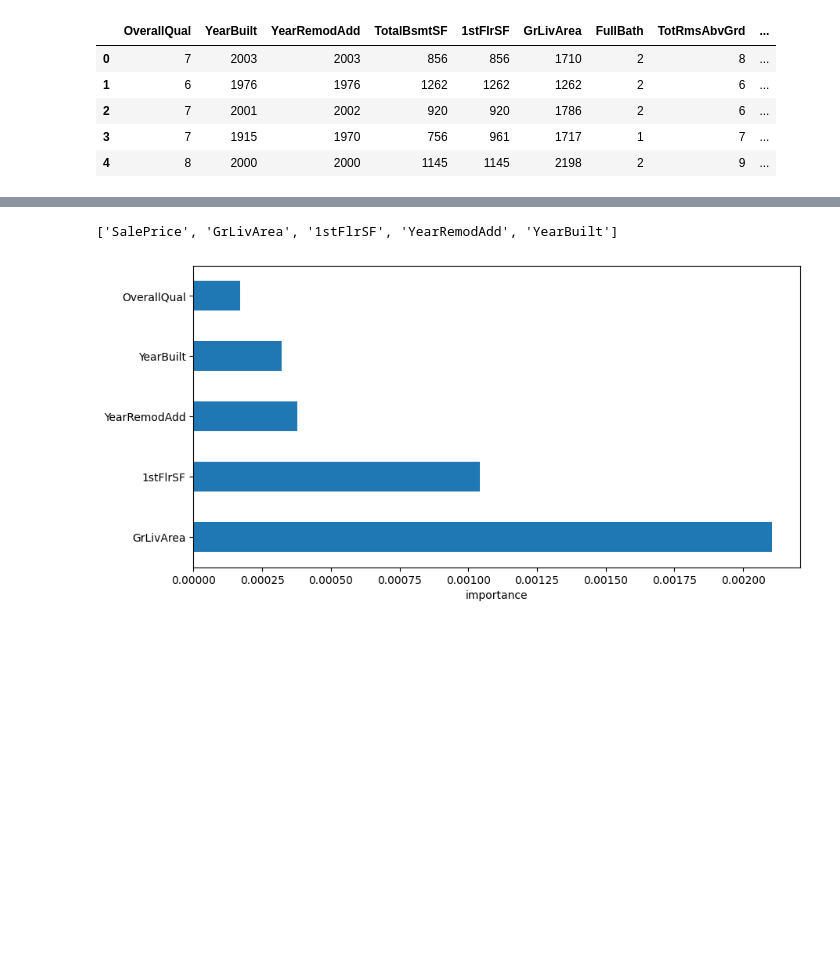
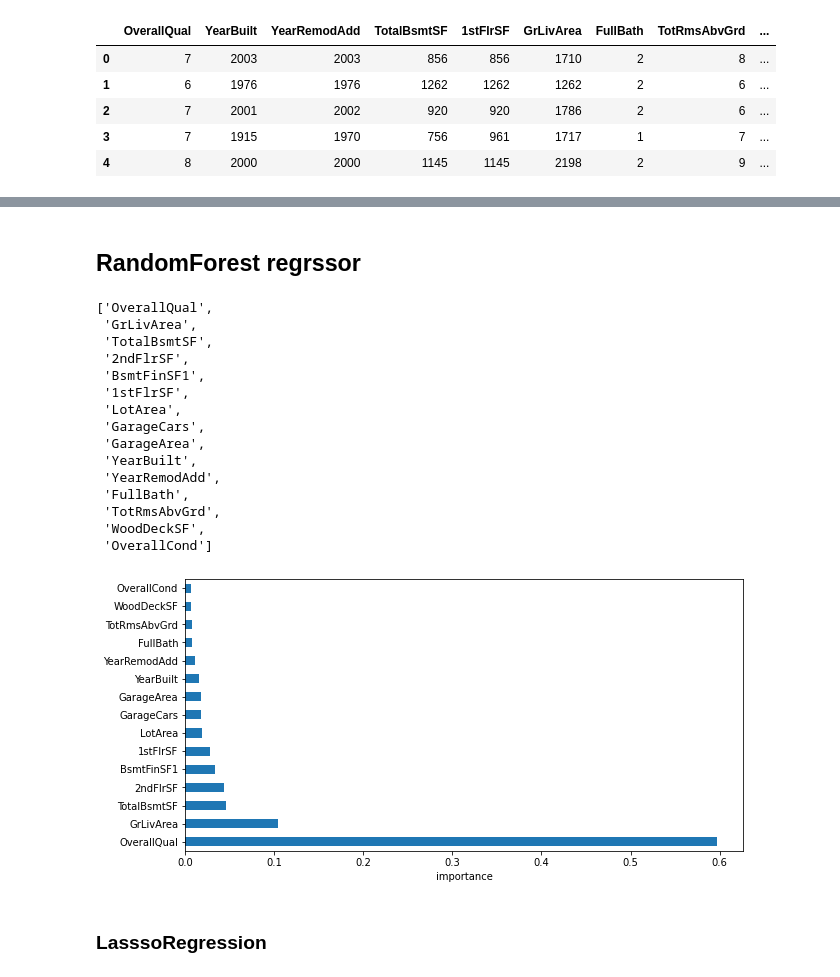
Before and after one commit to Khadimou/SalesPriceML, a Jupyter notebook: deep_eda.ipynb, the cells around one changed output, grey strips where cells are left out. Cells and saved outputs as stored; diff of their text form; code cells hidden in the pictures; blank space fills up the shorter version.

```diff
--- a/deep_eda.ipynb
+++ b/deep_eda.ipynb
@@ -185,0 +276,2 @@ from sklearn.ensemble import RandomForestRegressor
+# %% [markdown]
+## RandomForest regrssor
@@ -186,22 +284,40 @@ from sklearn.ensemble import RandomForestRegressor
 # %%
-def rf_features_selector(df_arg,top_n,features =feat_list,target_name ="SalePrice"):
+def rf_features_selector(df_arg,top_n,target_name ="SalePrice"):
     seed = np.random.seed(10)
     #features = ["Conductivity",'Discharge','pH','O2','Turbidity','Temperature','Chlorides','Sodium']
     #df_w = df_arg.copy()
-    df_w = df_arg.copy()
+    features = [col for col in df_arg.columns if col!=target_name]
+    X = df_arg.copy()[features]
+    y = df_arg[target_name].values
     model = RandomForestRegressor(random_state = seed)
-    model.fit(df_w.values,df_w[target_name].values)
+    model.fit(X,y)
     #get feaures importance
     importance = model.feature_importances_
     indices = np.argsort(importance)
-    feat_importances = pd.Series(importance, index=df_w.columns)
-    plot = feat_importances.drop(labels = [target_name]).nlargest(top_n).plot(kind='barh', figsize =(10,5))
+    feat_importances = pd.Series(importance, index=X.columns)
+    plot = feat_importances.nlargest(top_n).plot(kind='barh', figsize =(10,5))
     plt.xlabel('importance')
     rf_features = pd.DataFrame(feat_importances.nlargest(top_n)).axes[0].tolist()
     return plot, rf_features
 # %%
-plot, feat = rf_features_selector(numerical_df,5)
+plot, feat = rf_features_selector(numerical_df,15)
 feat
 # %% [output]
-['SalePrice', 'GrLivArea', '1stFlrSF', 'YearRemodAdd', 'YearBuilt']
+['OverallQual',
+ 'GrLivArea',
+ 'TotalBsmtSF',
+ '2ndFlrSF',
+ 'BsmtFinSF1',
+ '1stFlrSF',
+ 'LotArea',
+ 'GarageCars',
+ 'GarageArea',
+ 'YearBuilt',
+ 'YearRemodAdd',
+ 'FullBath',
+ 'TotRmsAbvGrd',
+ 'WoodDeckSF',
+ 'OverallCond']
-[figure, old version]
+[figure, new version]
+# %% [markdown]
+### LasssoRegression
```
Also changed, not shown: parts of 43 cells of this notebook.
